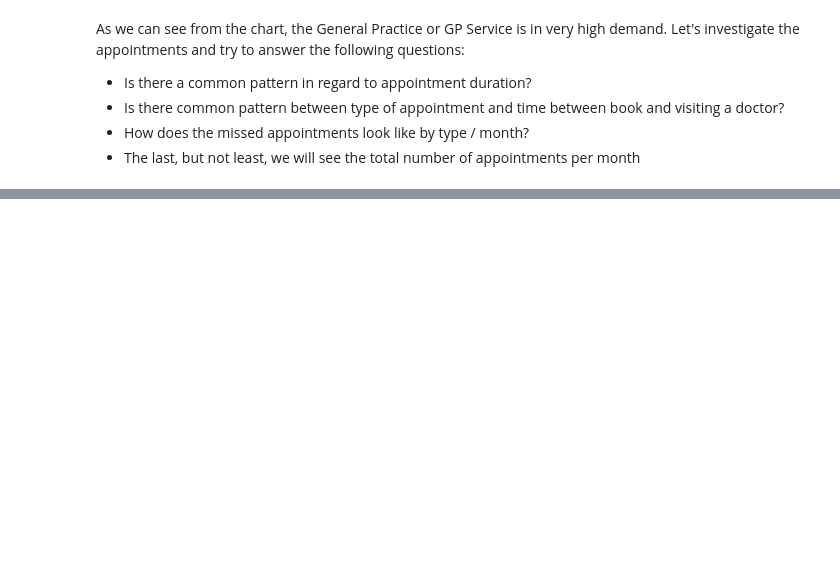
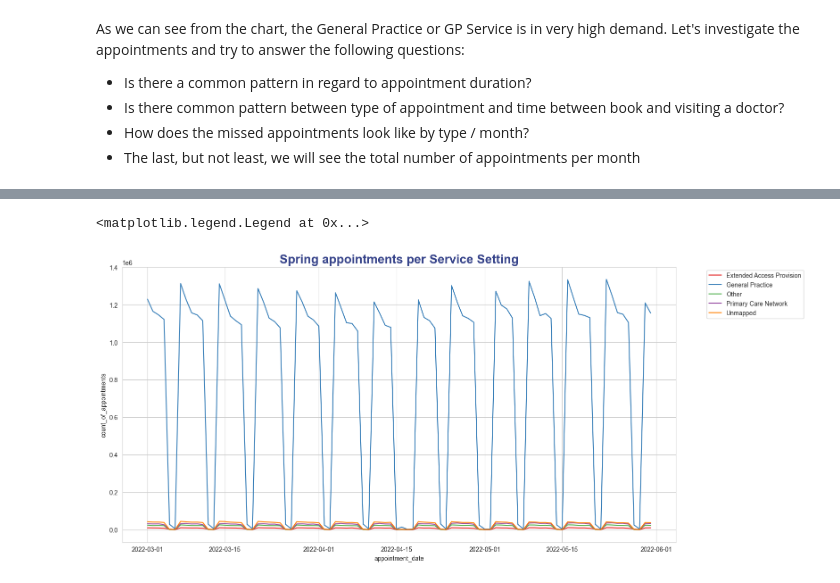
Before and after one commit to DimaBrikach/NHS_Assignment, a Jupyter notebook: Dzmitry_Brykach_DA201_Assignment.ipynb, the cells around one changed output, grey strips where cells are left out. Saved outputs shown, nothing was run; the diff lists cells and outputs as text; code cells hidden in the pictures; blank space fills up the shorter version.

```diff
--- a/Dzmitry_Brykach_DA201_Assignment.ipynb
+++ b/Dzmitry_Brykach_DA201_Assignment.ipynb
@@ -486,0 +472,4 @@ Let's investigate the appointments and try to answer the following questions:
+# %%
+spring_services = categories[categories['appointment_date'].between('2022-03-01','2022-05-31')]
+spring_services = spring_services.groupby(['appointment_date', 'service_setting'])['count_of_appointments'].sum().reset_index()
+spring_services.head()
@@ -486,0 +483,7 @@ Let's investigate the appointments and try to answer the following questions:
+# %%
+plt.figure(figsize=(16,8))
+sns.lineplot(x = 'appointment_date', y = 'count_of_appointments', data=spring_services, hue='service_setting', palette='Set1', errorbar=None).set_title('Spring appointments per Service Setting', fontsize=20, fontweight='bold', color='#36438A', fontfamily='arial')
+plt.legend(bbox_to_anchor=(1.05, 1),fontsize=10)
+# %% [output]
+<matplotlib.legend.Legend at 0x...>
+[figure, added]
```
Also changed, not shown: parts of 68 cells of this notebook.
